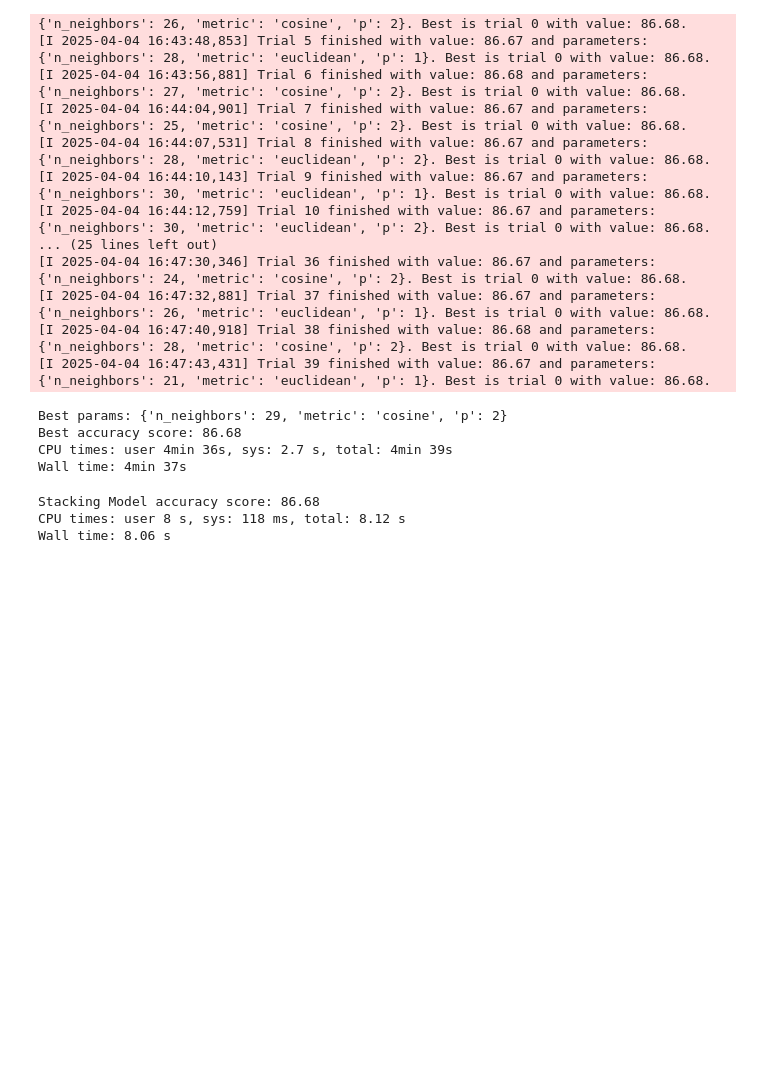
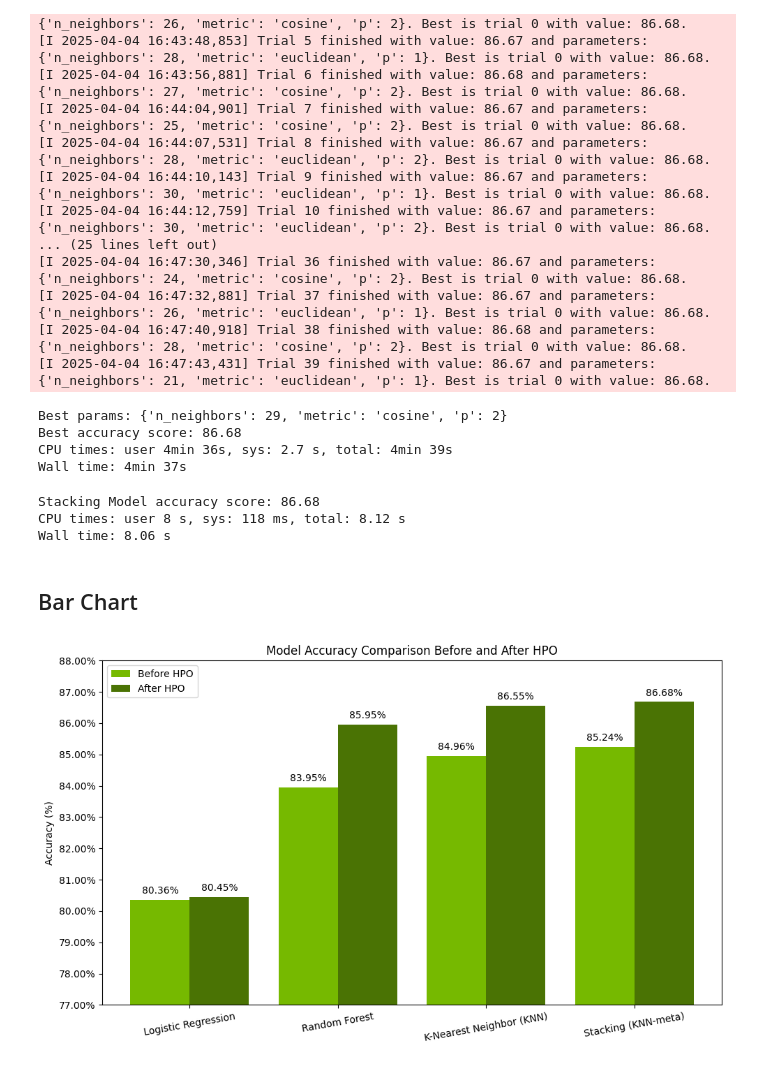
Before and after one commit to AllisonDing/blog_notebook, a Jupyter notebook: blog_notebook_for_HPO_Aware_Stacking_Generalization.ipynb, the cells around one changed output. Saved outputs shown, nothing was run; the diff lists cells and outputs as text; code cells hidden in the pictures; blank space fills up the shorter version.

```diff
--- a/blog_notebook_for_HPO_Aware_Stacking_Generalization.ipynb
+++ b/blog_notebook_for_HPO_Aware_Stacking_Generalization.ipynb
@@ -718,3 +725,53 @@ print(f"Stacking Model accuracy score: {acc_meta}")
 Stacking Model accuracy score: 86.68
 CPU times: user 8 s, sys: 118 ms, total: 8.12 s
 Wall time: 8.06 s
+# %% [markdown]
+## Bar Chart
+# %%
+import pandas as pd
+import matplotlib.pyplot as plt
+
+# Recreate the DataFrame from your image
+df = pd.DataFrame({
+    "Logistic Regression": [80.36, 80.45],
+    "Random Forest": [83.95, 85.95],
+    "K-Nearest Neighbor (KNN)": [84.96, 86.55],
+    "Stacking (KNN-meta)": [85.24, 86.68]
+})
+
+# Transpose the DataFrame to get model names as rows
+df_transposed = df.T.reset_index()
+df_transposed.columns = ['Model', 'Before HPO', 'After HPO']
+df_transposed
+
+
+# Plot configuration
+bar_width = 0.4
+x = range(len(df_transposed['Model']))
+
+# Create the plot
+plt.figure(figsize=(10, 6))
+plt.bar([i - bar_width/2 for i in x], df_transposed['Before HPO'],
+        width=bar_width, label='Before HPO', color='#76B900')
+plt.bar([i + bar_width/2 for i in x], df_transposed['After HPO'],
+        width=bar_width, label='After HPO', color='#4A7304')  # NVIDIA green
+
+# Formatting
+plt.xticks(ticks=x, labels=df_transposed['Model'], rotation=10)
+plt.ylim(77, 88)
+plt.yticks(ticks=range(77, 89), labels=[f"{i}.00%" for i in range(77, 89)])
+plt.ylabel("Accuracy (%)")
+plt.title("Model Accuracy Comparison Before and After HPO")
+plt.legend()
+
+# Annotate each bar with its value
+for i in range(len(x)):
+    plt.text(x[i] - bar_width/2, df_transposed['Before HPO'][i] + 0.2,
+             f"{df_transposed['Before HPO'][i]:.2f}%", ha='center')
+    plt.text(x[i] + bar_width/2, df_transposed['After HPO'][i] + 0.2,
+             f"{df_transposed['After HPO'][i]:.2f}%", ha='center')
+
+plt.tight_layout()
+plt.show()
+# %% [output]
+[figure, added]
```
Also changed, not shown: parts of 2 cells of this notebook, 1 other file.
